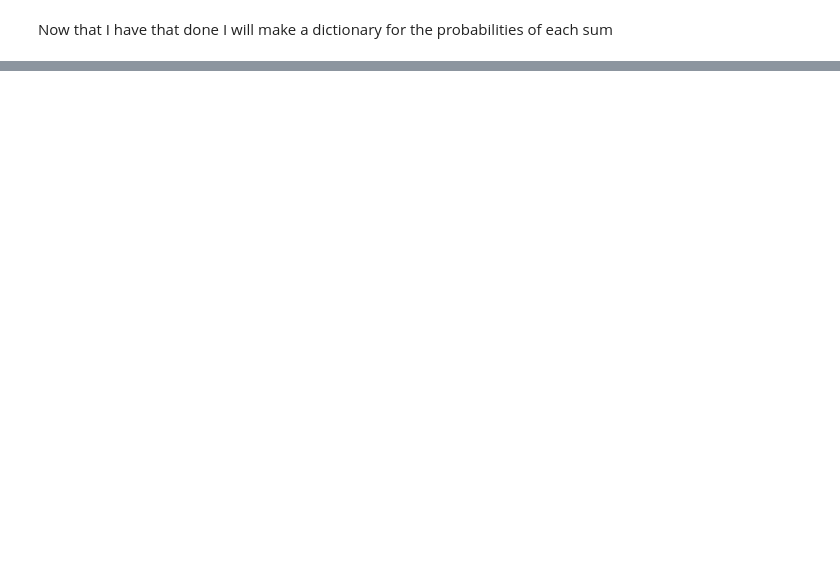
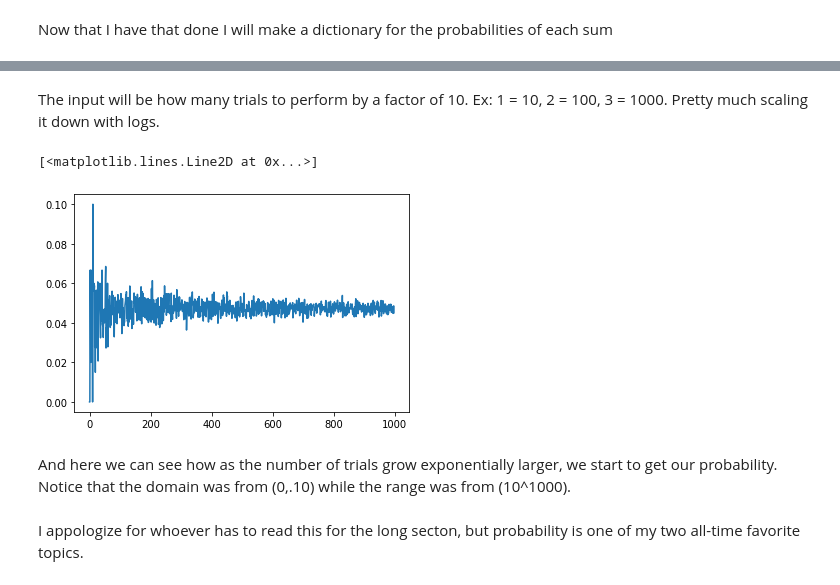
Before and after one commit to BrendenLatham/DiscreteMath, a Jupyter notebook: projectpart3.ipynb, the cells around one changed output, grey strips where cells are left out. Saved outputs shown, nothing was run; the diff lists cells and outputs as text; code cells hidden in the pictures; blank space fills up the shorter version.

```diff
--- a/projectpart3.ipynb
+++ b/projectpart3.ipynb
@@ -461,0 +528,25 @@ print(probtuple)
+# %%
+def probfun(trials):
+  trials = trials*10
+  probtest = []
+  for loop in range(1,trials+1,1):
+    probtest.append(random.choice(ss_values))
+  wins = 0
+  for v in probtest:
+    if v == 21: wins = wins+1
+  return wins/trials
+# %% [markdown]
+The input will be how many trials to perform by a factor of 10. Ex: 1 = 10, 2 = 100, 3 = 1000. Pretty much scaling it down with logs.
+# %%
+random.seed(123)
+xprop = []
+for d in range(1,1000,1):
+  xprop.append(probfun(d))
+plt.plot(xprop)
+# %% [output]
+[<matplotlib.lines.Line2D at 0x...>]
+[figure, added]
+# %% [markdown]
+And here we can see how as the number of trials grow exponentially larger, we start to get our probability. Notice that the domain was from (0,.10) while the range was from (10^1000).
+# %% [markdown]
+I appologize for whoever has to read this for the long secton, but probability is one of my two all-time favorite topics.
```
Also changed, not shown: parts of 42 cells of this notebook.
